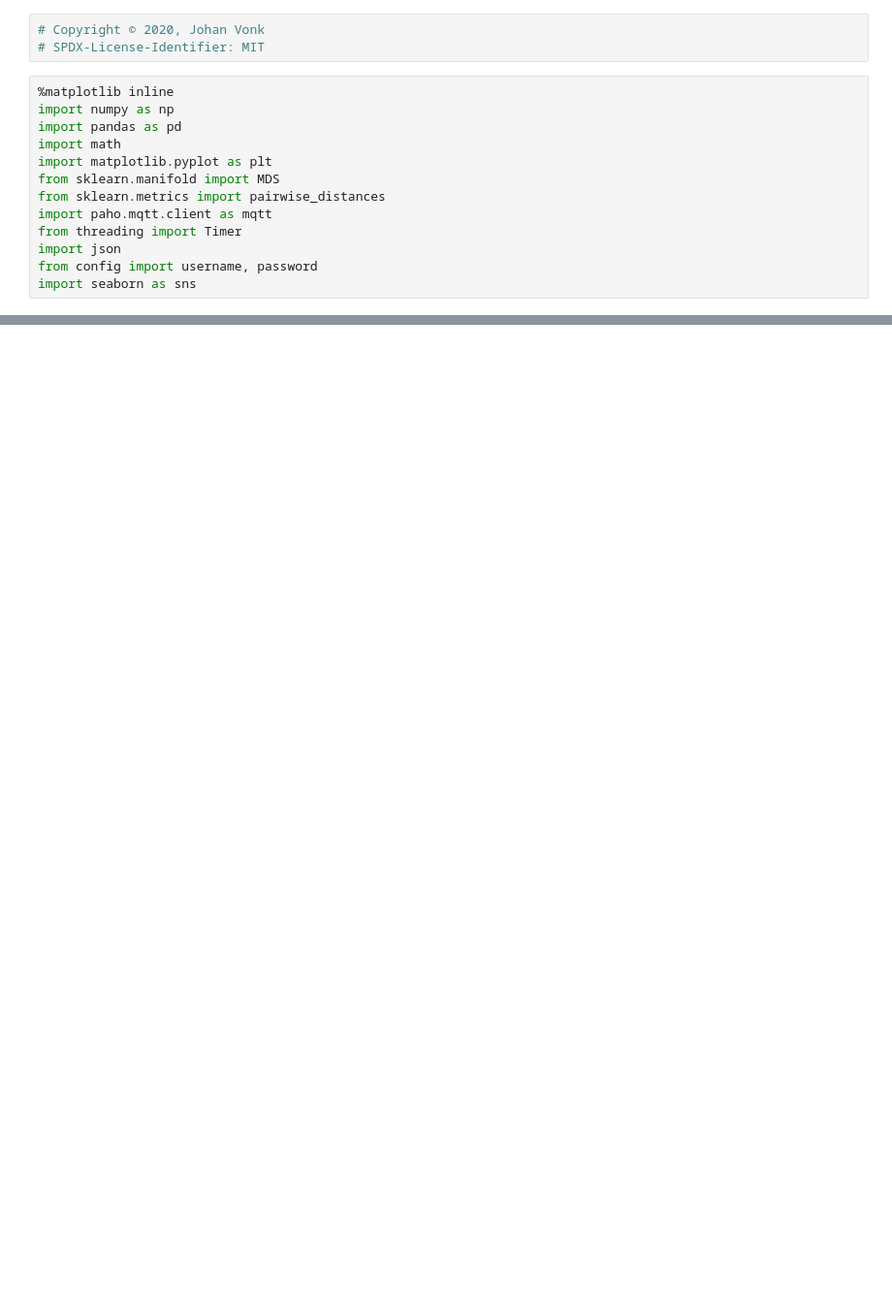
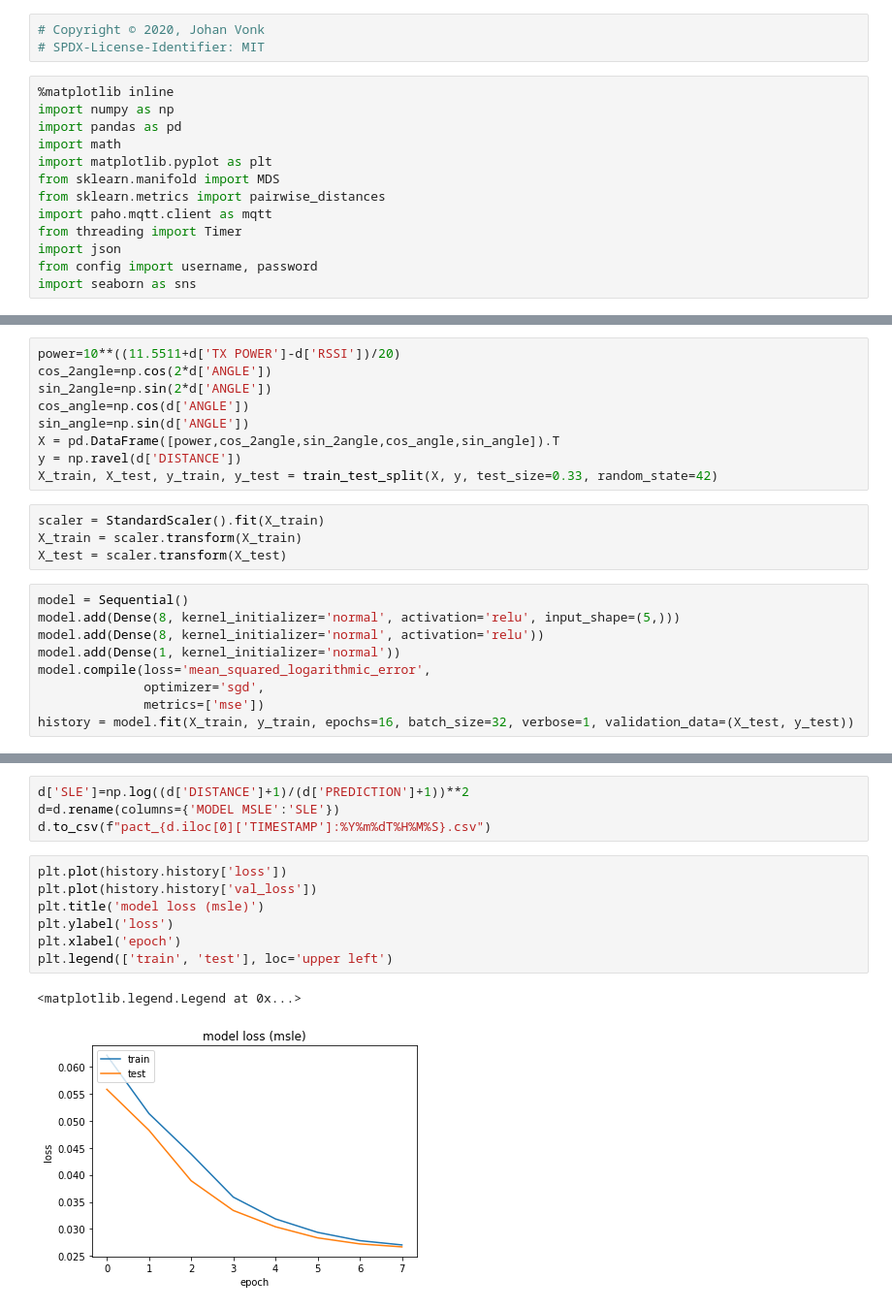
Before and after one commit to jvonk/pact, a Jupyter notebook: main_PACT/data_processing.ipynb, the cells around one changed output, grey strips where cells are left out. Shown at 97% size. Drawn from its saved outputs; the diff is of its cells as text; blank space fills up the shorter version.

```diff
--- a/main_PACT/data_processing.ipynb
+++ b/main_PACT/data_processing.ipynb
@@ -99,0 +119,22 @@ Estimate is 37.197% off in median case.
+# %%
+power=10**((11.5511+d['TX POWER']-d['RSSI'])/20)
+cos_2angle=np.cos(2*d['ANGLE'])
+sin_2angle=np.sin(2*d['ANGLE'])
+cos_angle=np.cos(d['ANGLE'])
+sin_angle=np.sin(d['ANGLE'])
+X = pd.DataFrame([power,cos_2angle,sin_2angle,cos_angle,sin_angle]).T
+y = np.ravel(d['DISTANCE'])
+X_train, X_test, y_train, y_test = train_test_split(X, y, test_size=0.33, random_state=42)
+# %%
+scaler = StandardScaler().fit(X_train)
+X_train = scaler.transform(X_train)
+X_test = scaler.transform(X_test)
+# %%
+model = Sequential()
+model.add(Dense(8, kernel_initializer='normal', activation='relu', input_shape=(5,)))
+model.add(Dense(8, kernel_initializer='normal', activation='relu'))
+model.add(Dense(1, kernel_initializer='normal'))
+model.compile(loss='mean_squared_logarithmic_error',
+              optimizer='sgd',
+              metrics=['mse'])
+history = model.fit(X_train, y_train, epochs=16, batch_size=32, verbose=1, validation_data=(X_test, y_test))
@@ -99,0 +162,14 @@ Estimate is 37.197% off in median case.
+# %%
+d['SLE']=np.log((d['DISTANCE']+1)/(d['PREDICTION']+1))**2
+d=d.rename(columns={'MODEL MSLE':'SLE'})
+d.to_csv(f"pact_{d.iloc[0]['TIMESTAMP']:%Y%m%dT%H%M%S}.csv")
+# %%
+plt.plot(history.history['loss'])
+plt.plot(history.history['val_loss'])
+plt.title('model loss (msle)')
+plt.ylabel('loss')
+plt.xlabel('epoch')
+plt.legend(['train', 'test'], loc='upper left')
+# %% [output]
+<matplotlib.legend.Legend at 0x...>
+[figure, added]
```
Also changed, not shown: parts of 9 cells of this notebook, 1 other file.
